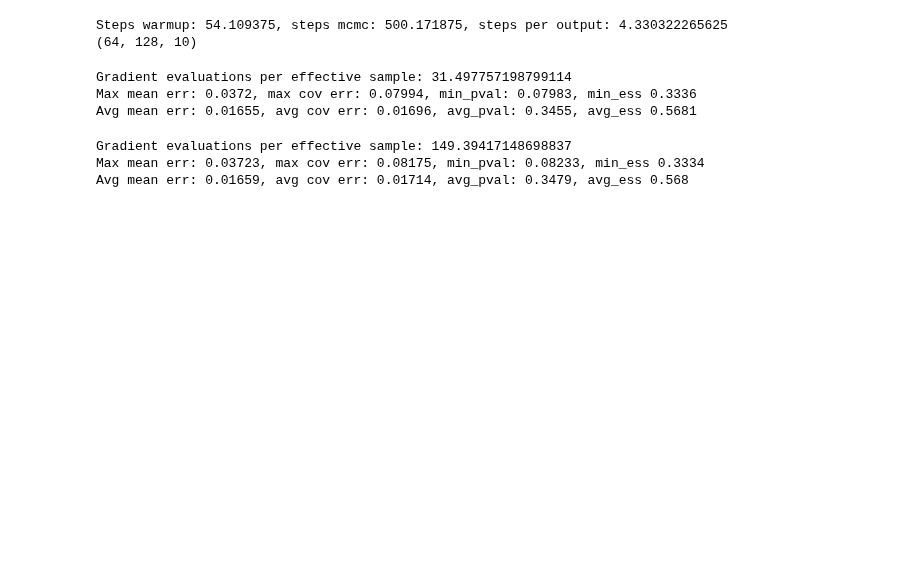
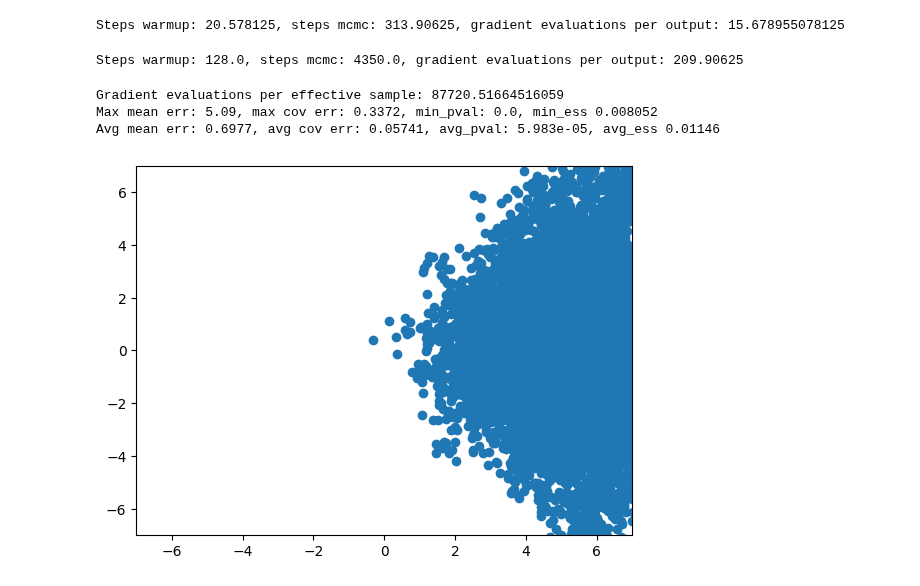
Before and after one commit to andyElking/diffrax_STLA, a Jupyter notebook: mcmc/mcmc.ipynb, the cells around one changed output. Drawn from its saved outputs; the diff is of its cells as text; code cells hidden in the pictures; blank space fills up the shorter version.

Commit message:
finished funnel experiments

```diff
--- a/mcmc/mcmc.ipynb
+++ b/mcmc/mcmc.ipynb
@@ -89,23 +120,57 @@ def evaluate_funnel(samples, steps_per_sample: float = 0.0):
 # %%
-x0 = jnp.zeros((10,), dtype=jnp.float64)
-ys_funnel_mcmc, sps_mcmc = run_sortmc(
-    jr.PRNGKey(0), log_p_neals_funnel, x0, 64, 2**7, 2.0, 2.0**-6
+# geps stands for gradient evals per sample
+ys_funnel_sort, geps_sort = run_sortmc(
+    jr.PRNGKey(0),
+    potential_funnel,
+    x0_funnel,
+    64,
+    2**7,
+    2.0,
+    2.0**-4,
+    warmup_mult=16.0,
+    warmup_tol_mult=4.0,
 )
-print(ys_funnel_mcmc.shape)
 # %% [output]
-Steps warmup: 54.109375, steps mcmc: 500.171875, steps per output: 4.330322265625
-(64, 128, 10)
+Steps warmup: 20.578125, steps mcmc: 313.90625, gradient evaluations per output: 15.678955078125
-# %%
-# 2**-4
-_ = evaluate_funnel(ys_funnel_mcmc, sps_mcmc)
-# %% [output]
-Gradient evaluations per effective sample: 31.497757198799114
-Max mean err: 0.0372, max cov err: 0.07994, min_pval: 0.07983, min_ess 0.3336
-Avg mean err: 0.01655, avg cov err: 0.01696, avg_pval: 0.3455, avg_ess 0.5681
-# %%
-# 2**-14
-_ = evaluate_funnel(ys_funnel_mcmc, sps_mcmc)
-# %% [output]
-Gradient evaluations per effective sample: 149.39417148698837
-Max mean err: 0.03723, max cov err: 0.08175, min_pval: 0.08233, min_ess 0.3334
-Avg mean err: 0.01659, avg cov err: 0.01714, avg_pval: 0.3479, avg_ess 0.568
+# %%
+num_chains = 64
+x0_funnel_broadcast = jnp.broadcast_to(x0_funnel, (num_chains,) + x0_funnel.shape)
+
+kernel = NUTS(potential_fn=potential_funnel, step_size=2.0)
+nuts_funnel = MCMC(
+    kernel,
+    num_warmup=16,
+    num_samples=2**7,
+    num_chains=num_chains,
+    chain_method="vectorized",
+)
+nuts_funnel.run(
+    jr.PRNGKey(0), extra_fields=("num_steps",), init_params=x0_funnel_broadcast
+)
+ys_funnel_nuts = nuts_funnel.get_samples(group_by_chain=True)
+steps_nuts = nuts_funnel.get_extra_fields()["num_steps"]
+geps_nuts = sum(steps_nuts) / len(steps_nuts)
+# %%
+ys_funnel_euler, geps_euler = run_sortmc(
+    jr.PRNGKey(0),
+    potential_funnel,
+    x0_funnel,
+    64,
+    2**7,
+    2.0,
+    2.0**-4,
+    warmup_mult=16.0,
+    warmup_tol_mult=4.0,
+    use_sort_adaptive=False,
+)
+# %% [output]
+Steps warmup: 128.0, steps mcmc: 4350.0, gradient evaluations per output: 209.90625
+# %%
+_ = evaluate_funnel(ys_funnel_nuts, geps_nuts)
+# ani_nuts, _, _ = animated_funnel_plot(ys_funnel_nuts)
+# ani_nuts.save("funnel_nuts.gif", writer="pillow")
+# %% [output]
+Gradient evaluations per effective sample: 87720.51664516059
+Max mean err: 5.09, max cov err: 0.3372, min_pval: 0.0, min_ess 0.008052
+Avg mean err: 0.6977, avg cov err: 0.05741, avg_pval: 5.983e-05, avg_ess 0.01146
+[figure, added]
```
Also changed, not shown: parts of 9 cells of this notebook, 5 other files.
